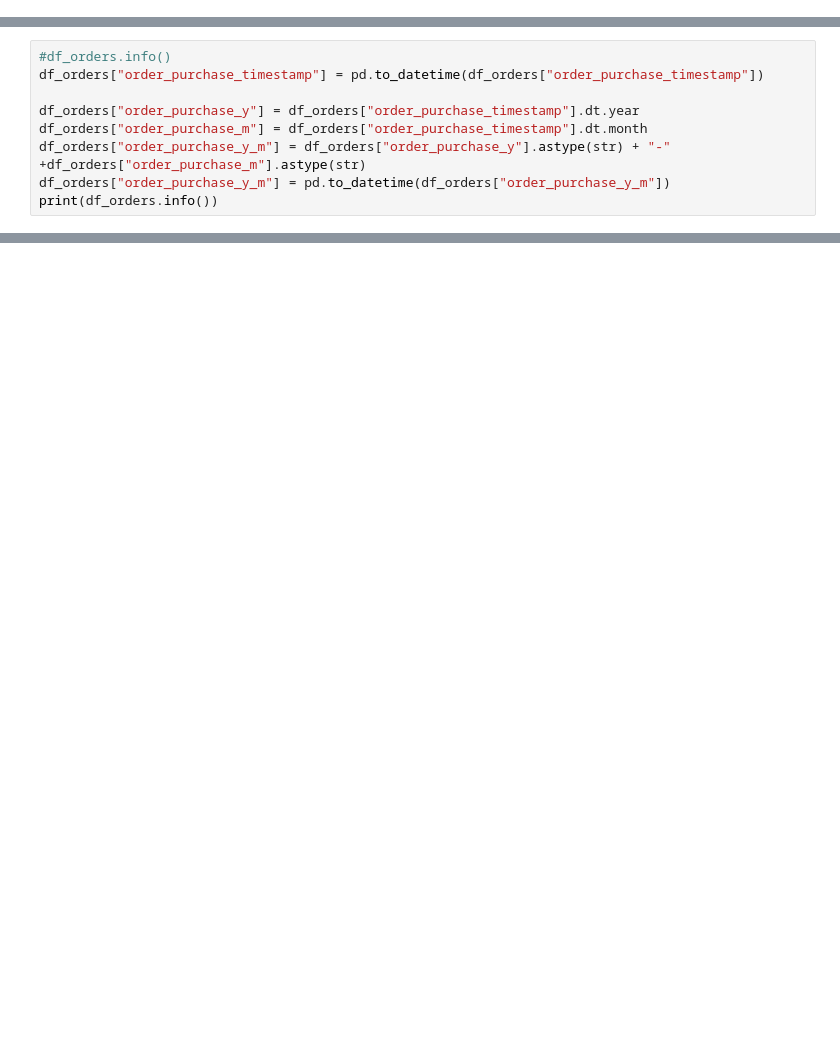
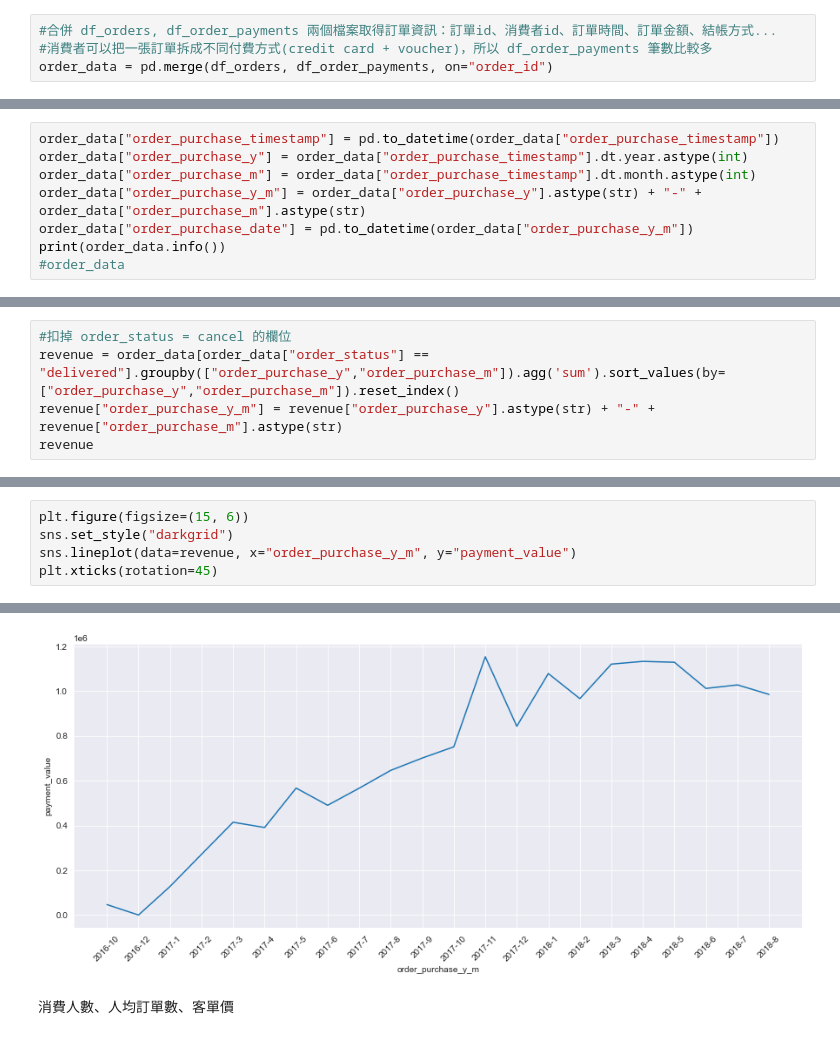
Before and after one commit to LiangYuDer/E-commerce-Analysis, a Jupyter notebook: ec_analysis.ipynb, the cells around one changed output, grey strips where cells are left out. Cells and saved outputs as stored; diff of their text form; blank space fills up the shorter version.

```diff
--- a/ec_analysis.ipynb
+++ b/ec_analysis.ipynb
@@ -46 +51,5 @@ f"'The columns of olist_customers are :-  ',{df_customers.columns} \n \
+# %%
+#合併 df_orders, df_order_payments 兩個檔案取得訂單資訊：訂單id、消費者id、訂單時間、訂單金額、結帳方式...
+#消費者可以把一張訂單拆成不同付費方式(credit card + voucher)，所以 df_order_payments 筆數比較多
+order_data = pd.merge(df_orders, df_order_payments, on="order_id")
 # %%
@@ -51,13 +60,12 @@ print(df_orders["order_purchase_timestamp"].min())
 2018-10-17 17:30:18
 2016-09-04 21:15:19
 # %%
-#df_orders.info()
-df_orders["order_purchase_timestamp"] = pd.to_datetime(df_orders["order_purchase_timestamp"])
-
-df_orders["order_purchase_y"] = df_orders["order_purchase_timestamp"].dt.year
-df_orders["order_purchase_m"] = df_orders["order_purchase_timestamp"].dt.month
-df_orders["order_purchase_y_m"] = df_orders["order_purchase_y"].astype(str) + "-" +df_orders["order_purchase_m"].astype(str)
-df_orders["order_purchase_y_m"] = pd.to_datetime(df_orders["order_purchase_y_m"])
-print(df_orders.info())
+order_data["order_purchase_timestamp"] = pd.to_datetime(order_data["order_purchase_timestamp"])
+order_data["order_purchase_y"] = order_data["order_purchase_timestamp"].dt.year.astype(int)
+order_data["order_purchase_m"] = order_data["order_purchase_timestamp"].dt.month.astype(int)
+order_data["order_purchase_y_m"] = order_data["order_purchase_y"].astype(str) + "-" + order_data["order_purchase_m"].astype(str)
+order_data["order_purchase_date"] = pd.to_datetime(order_data["order_purchase_y_m"])
+print(order_data.info())
+#order_data
 # %% [output]
 <class 'pandas.core.frame.DataFrame'>
@@ -101,0 +88,5 @@ df_orders.groupby(["order_purchase_y_m"]).agg('count').sort_values(by=["order_pu
+# %%
+#扣掉 order_status = cancel 的欄位
+revenue = order_data[order_data["order_status"] == "delivered"].groupby(["order_purchase_y","order_purchase_m"]).agg('sum').sort_values(by=["order_purchase_y","order_purchase_m"]).reset_index()
+revenue["order_purchase_y_m"] = revenue["order_purchase_y"].astype(str) + "-" + revenue["order_purchase_m"].astype(str)
+revenue
@@ -101,0 +111,6 @@ df_orders.groupby(["order_purchase_y_m"]).agg('count').sort_values(by=["order_pu
+# %%
+plt.figure(figsize=(15, 6))
+sns.set_style("darkgrid")
+sns.lineplot(data=revenue, x="order_purchase_y_m", y="payment_value")
+plt.xticks(rotation=45)
+# %% [output]
@@ -101,0 +134,3 @@ df_orders.groupby(["order_purchase_y_m"]).agg('count').sort_values(by=["order_pu
+[figure, added]
+# %% [markdown]
+消費人數、人均訂單數、客單價
```
Also changed, not shown: parts of 9 cells of this notebook.
